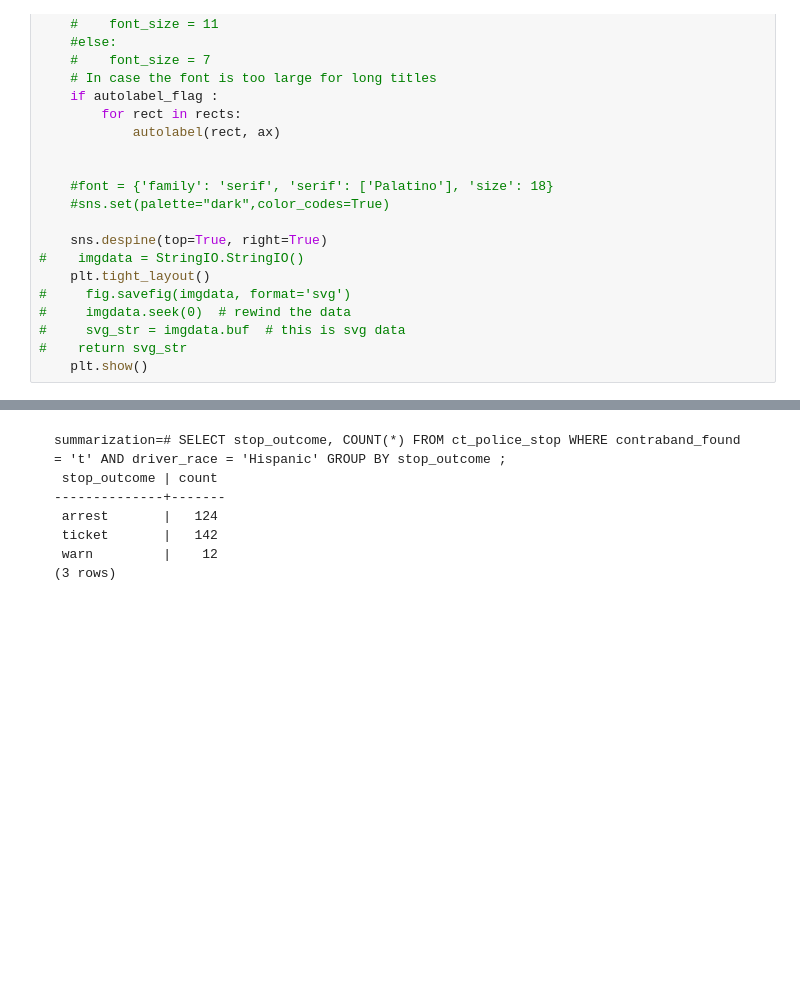
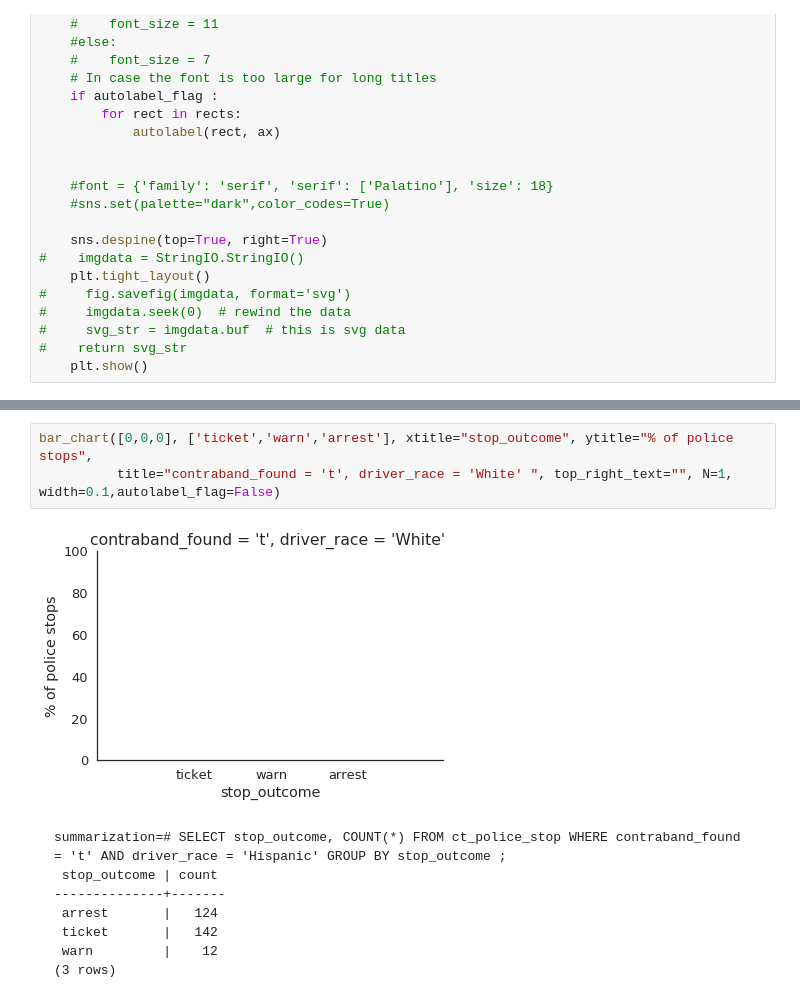
Before and after one commit to dorisjlee/viz-summarization, a Jupyter notebook: ipynb/Prediction Task.ipynb, the cells around one changed output, grey strips where cells are left out. Drawn from its saved outputs; the diff is of its cells as text; blank space fills up the shorter version.

````diff
--- a/ipynb/Prediction Task.ipynb
+++ b/ipynb/Prediction Task.ipynb
@@ -136,3 +159,8 @@ def bar_chart(yVals, xAttrs, xtitle="", ytitle="", title="", top_right_text="",
+# %%
+bar_chart([0,0,0], ['ticket','warn','arrest'], xtitle="stop_outcome", ytitle="% of police stops",
+          title="contraband_found = 't', driver_race = 'White' ", top_right_text="", N=1, width=0.1,autolabel_flag=False)
+# %% [output]
+[figure, added]
 # %% [markdown]
 ```
 summarization=# SELECT stop_outcome, COUNT(*) FROM ct_police_stop WHERE contraband_found = 't' AND driver_race = 'Hispanic' GROUP BY stop_outcome ;
````
Also changed, not shown: parts of 3 cells of this notebook.
